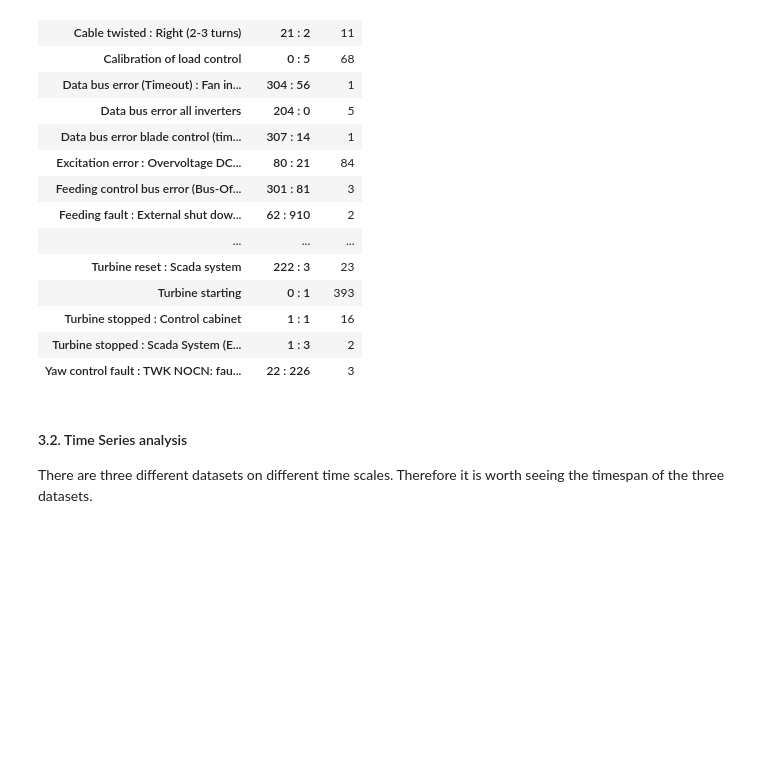
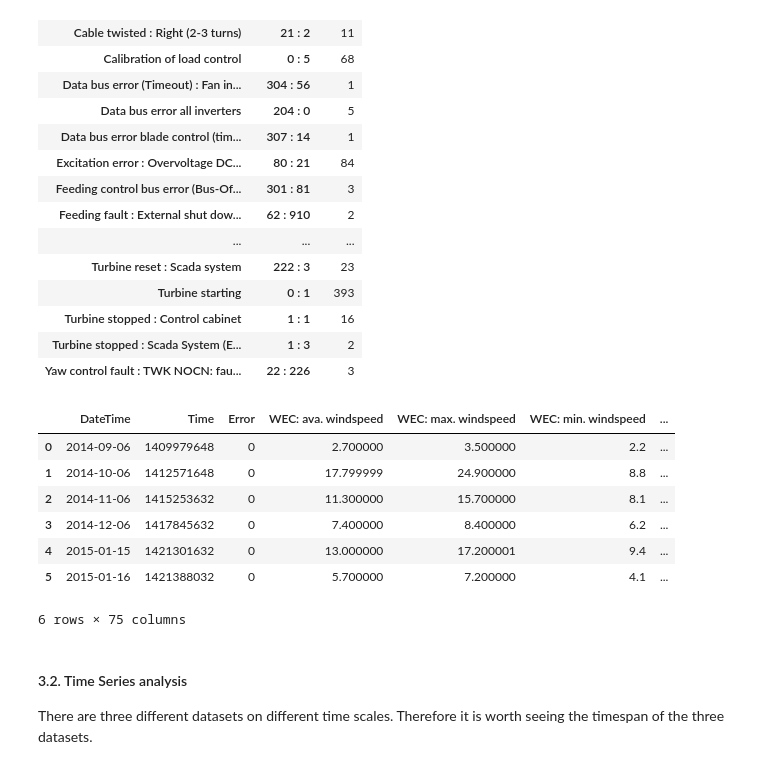
Before and after one commit to cristianaconst/wind_turbine_fault_detection, a Jupyter notebook: ML_Code.ipynb, the cells around one changed output. Cells and saved outputs as stored; diff of their text form; code cells hidden in the pictures; blank space fills up the shorter version.

```diff
--- a/ML_Code.ipynb
+++ b/ML_Code.ipynb
@@ -16,9 +16,9 @@ from sklearn.preprocessing import StandardScaler
 from sklearn.svm import SVC
 # %%
 # Load data
-fault = pd.read_csv('fault_data.csv', parse_dates=['DateTime'])
-scada = pd.read_csv('scada_data.csv', parse_dates=['DateTime'])
-status = pd.read_csv('status_data.csv', parse_dates=['Time'])
+fault = pd.read_csv('data/fault_data.csv', parse_dates=['DateTime'])
+scada = pd.read_csv('data/scada_data.csv', parse_dates=['DateTime'])
+status = pd.read_csv('data/status_data.csv', parse_dates=['Time'])
 # %%
 # Fault dataset
 fault.head(5)
@@ -193,6 +193,26 @@ status_meaning
 | Turbine stopped : Control cabinet | 1 : 1 | 16 |
 | Turbine stopped : Scada System (E... | 1 : 3 | 2 |
 | Yaw control fault : TWK NOCN: fau... | 22 : 226 | 3 |
+# %%
+# Fix Sub Status from 2 to 1 where Status Text = 'Lack of wind : Wind speed to low'
+scada['Sub Status' == 2] = 1
+
+# Fix Main Status from 66 to 62 (66 is the only value) and change 32 into 919 for Sub Status
+scada['Main Status' == 66] = 62
+scada['Sub Status' == 32] = 919
+# %%
+# Check if by adding status to fault will create many missing data
+fault_extended = scada.merge(status, on = 'DateTime', how = 'inner' )
+fault_extended
+# %% [output]
+|  | DateTime | Time | Error | WEC: ava. windspeed | WEC: max. windspeed | WEC: min. windspeed | ... |
+| 0 | 2014-09-06 | 1409979648 | 0 | 2.700000 | 3.500000 | 2.2 | ... |
+| 1 | 2014-10-06 | 1412571648 | 0 | 17.799999 | 24.900000 | 8.8 | ... |
+| 2 | 2014-11-06 | 1415253632 | 0 | 11.300000 | 15.700000 | 8.1 | ... |
+| 3 | 2014-12-06 | 1417845632 | 0 | 7.400000 | 8.400000 | 6.2 | ... |
+| 4 | 2015-01-15 | 1421301632 | 0 | 13.000000 | 17.200001 | 9.4 | ... |
+| 5 | 2015-01-16 | 1421388032 | 0 | 5.700000 | 7.200000 | 4.1 | ... |
+6 rows × 75 columns
 # %% [markdown]
 #### 3.2. Time Series analysis
 There are three different datasets on different time scales. Therefore it is worth seeing the timespan of the three datasets.
```
